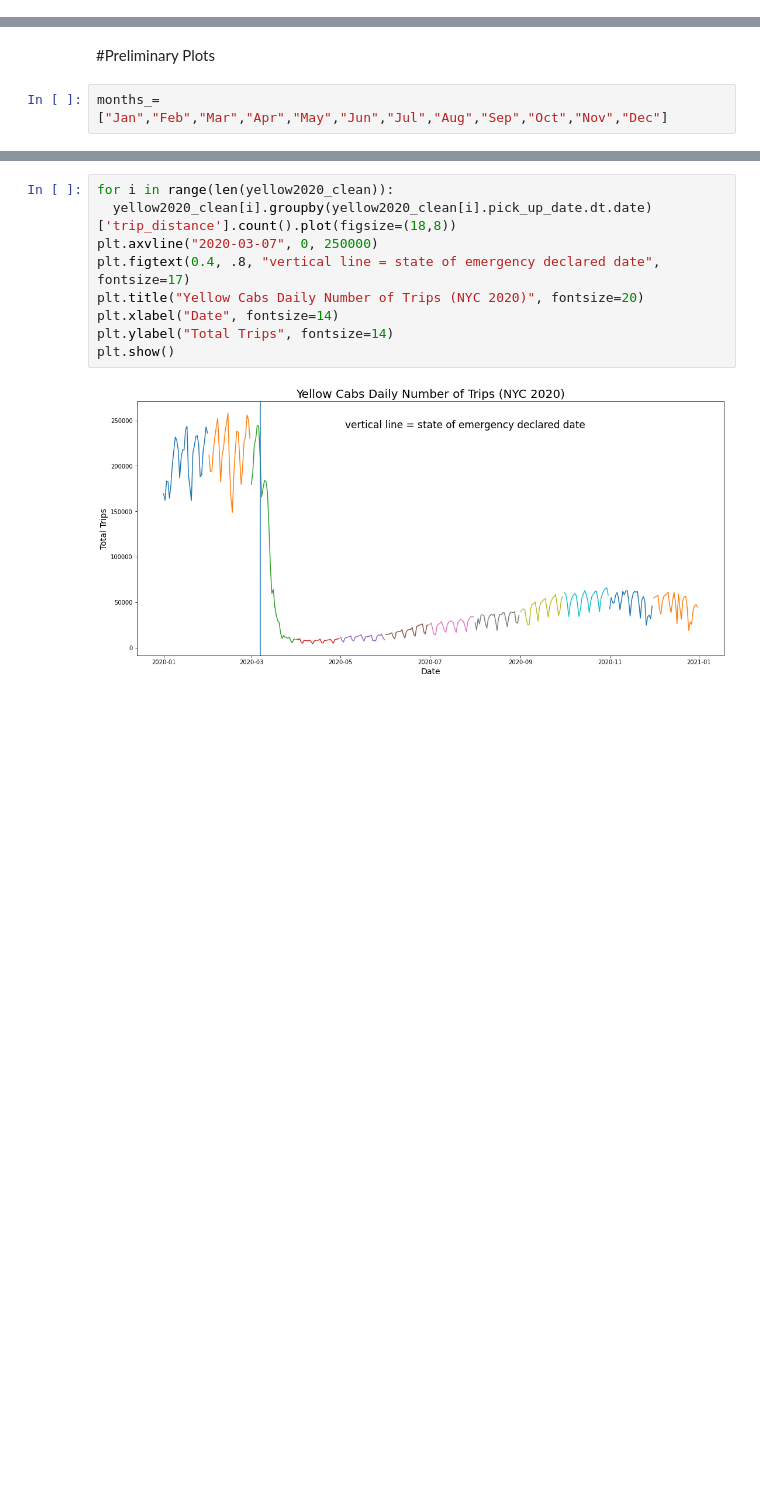
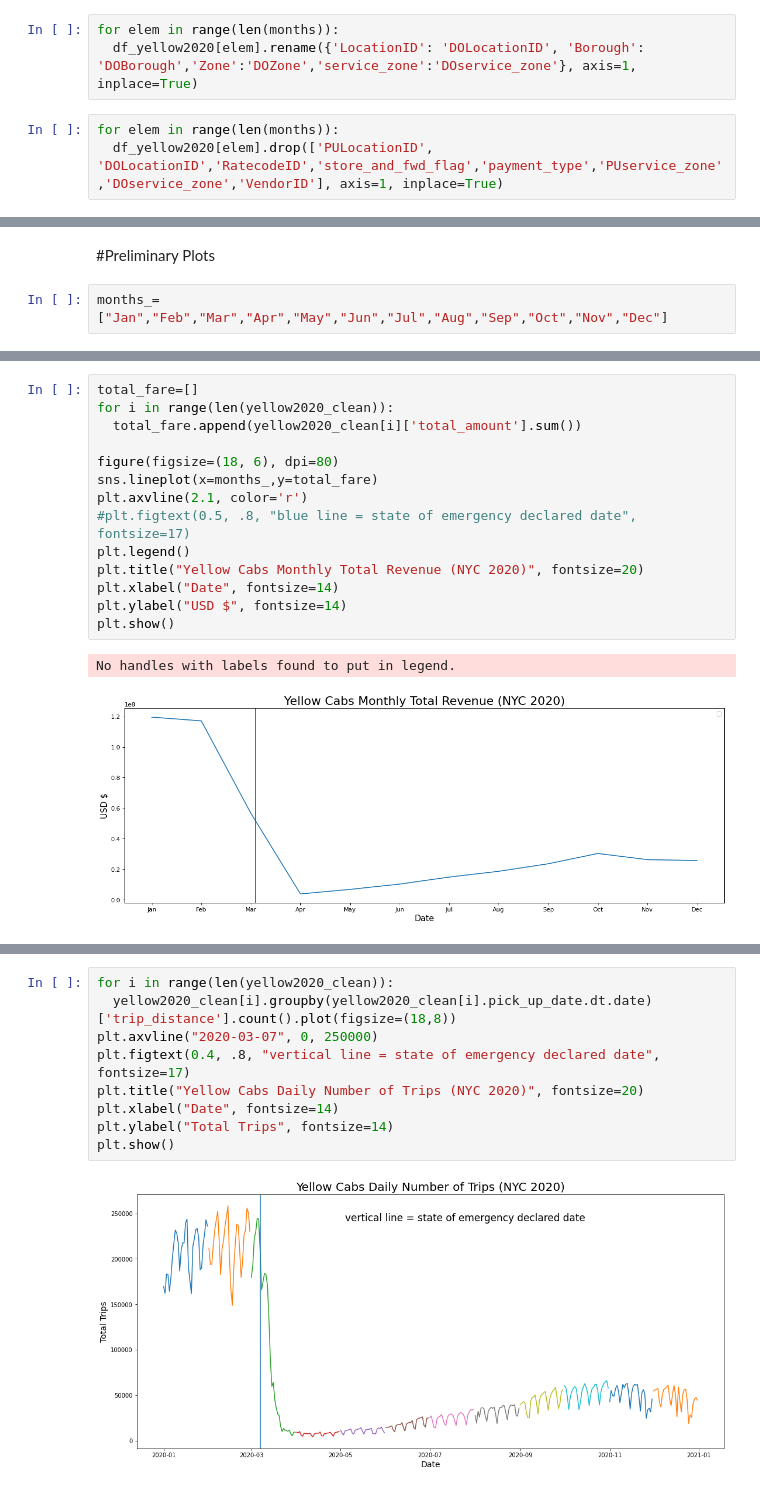
Before and after one commit to harrislam1/covid19_NYC_taxi_trips, a Jupyter notebook: loading_NYC_taxi_data.ipynb, the cells around one changed output, grey strips where cells are left out. Saved outputs shown, nothing was run; the diff lists cells and outputs as text; blank space fills up the shorter version.

```diff
--- a/loading_NYC_taxi_data.ipynb
+++ b/loading_NYC_taxi_data.ipynb
@@ -170,0 +211,6 @@ df_yellow2020[0]
+# %%
+for elem in range(len(months)):
+  df_yellow2020[elem].rename({'LocationID': 'DOLocationID', 'Borough': 'DOBorough','Zone':'DOZone','service_zone':'DOservice_zone'}, axis=1, inplace=True)
+# %%
+for elem in range(len(months)):
+  df_yellow2020[elem].drop(['PULocationID', 'DOLocationID','RatecodeID','store_and_fwd_flag','payment_type','PUservice_zone','DOservice_zone','VendorID'], axis=1, inplace=True)
@@ -205,0 +318,17 @@ months_=["Jan","Feb","Mar","Apr","May","Jun","Jul","Aug","Sep","Oct","Nov","Dec"
+# %%
+total_fare=[]
+for i in range(len(yellow2020_clean)):
+  total_fare.append(yellow2020_clean[i]['total_amount'].sum())
+
+figure(figsize=(18, 6), dpi=80)
+sns.lineplot(x=months_,y=total_fare)
+plt.axvline(2.1, color='r')
+#plt.figtext(0.5, .8, "blue line = state of emergency declared date", fontsize=17)
+plt.legend()
+plt.title("Yellow Cabs Monthly Total Revenue (NYC 2020)", fontsize=20)
+plt.xlabel("Date", fontsize=14)
+plt.ylabel("USD $", fontsize=14)
+plt.show()
+# %% [output]
+No handles with labels found to put in legend.
+[figure, added]
```
Also changed, not shown: parts of 31 cells of this notebook.
